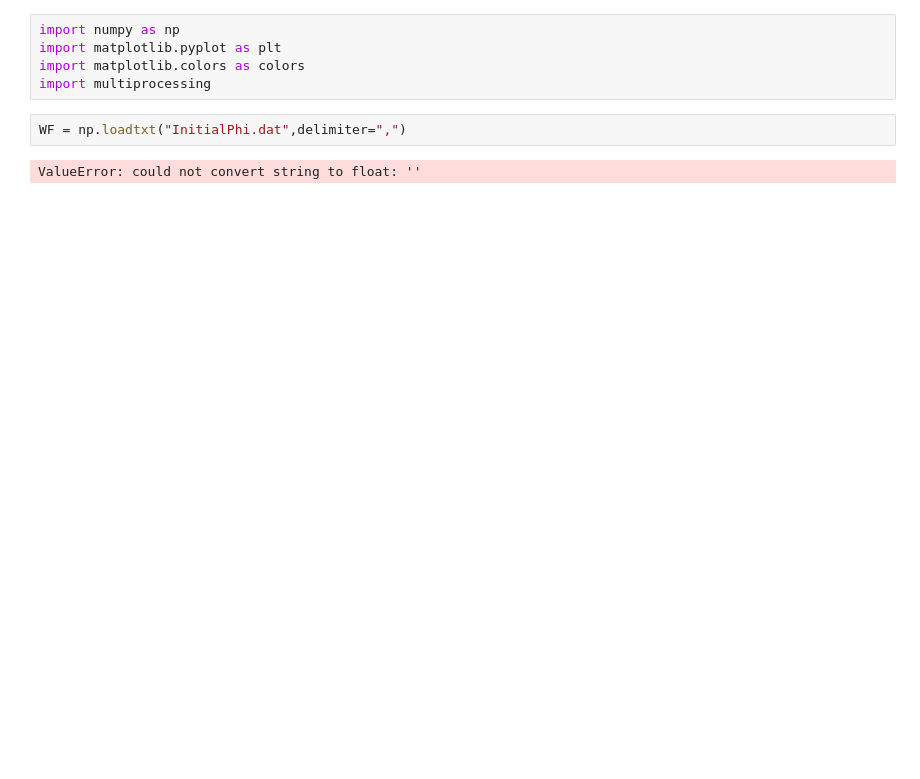
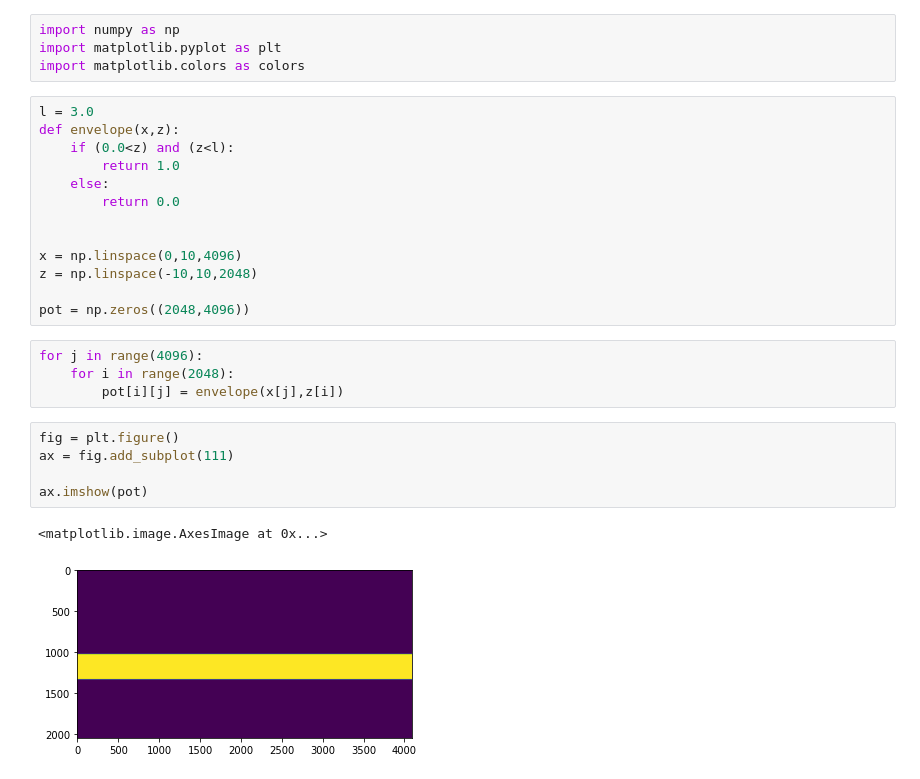
Before and after one commit to rmhsik/TFM, a Jupyter notebook: PlaneWave/C++/Untitled.ipynb, the cells around one changed output. Cells and saved outputs as stored; diff of their text form; blank space fills up the shorter version.

```diff
--- a/PlaneWave/C++/Untitled.ipynb
+++ b/PlaneWave/C++/Untitled.ipynb
@@ -2,8 +2,28 @@
 import numpy as np
 import matplotlib.pyplot as plt
 import matplotlib.colors as colors
-import multiprocessing
-# %%
-WF = np.loadtxt("InitialPhi.dat",delimiter=",")
-# %% [output]
-ValueError: could not convert string to float: ''
+# %%
+l = 3.0
+def envelope(x,z):
+    if (0.0<z) and (z<l):
+        return 1.0
+    else:
+        return 0.0
+
+
+x = np.linspace(0,10,4096)
+z = np.linspace(-10,10,2048)
+
+pot = np.zeros((2048,4096))
+# %%
+for j in range(4096):
+    for i in range(2048):
+        pot[i][j] = envelope(x[j],z[i])
+# %%
+fig = plt.figure()
+ax = fig.add_subplot(111)
+
+ax.imshow(pot)
+# %% [output]
+<matplotlib.image.AxesImage at 0x...>
+[figure, added]
```
Also changed, not shown: 12 other files.
